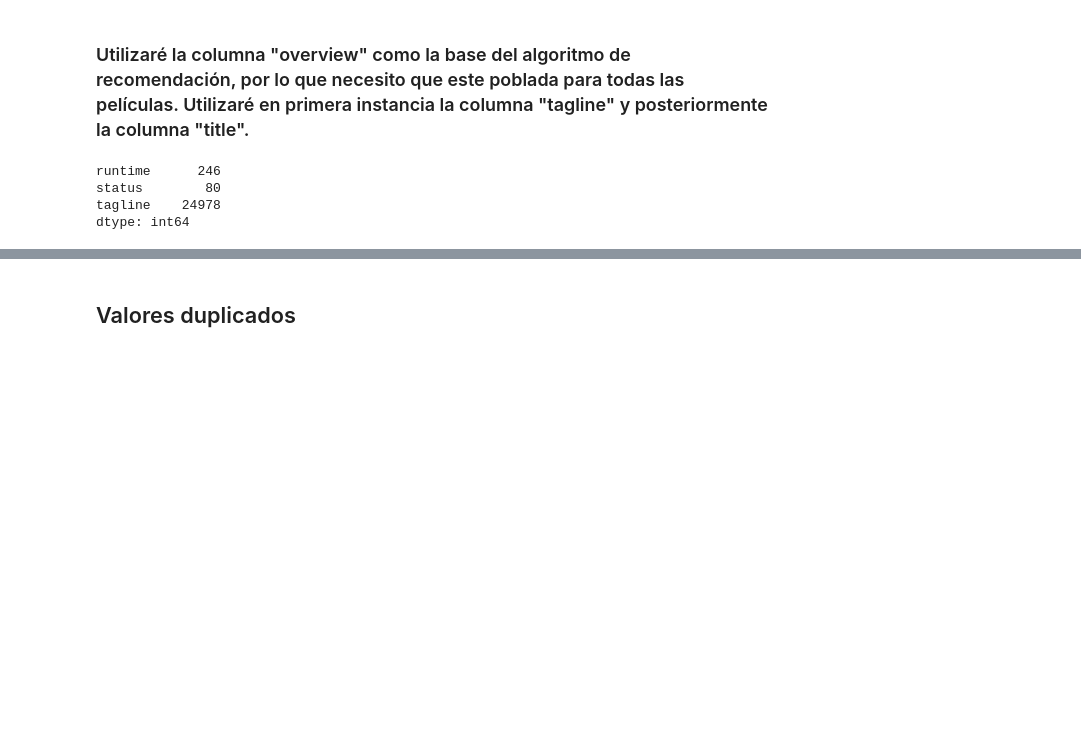
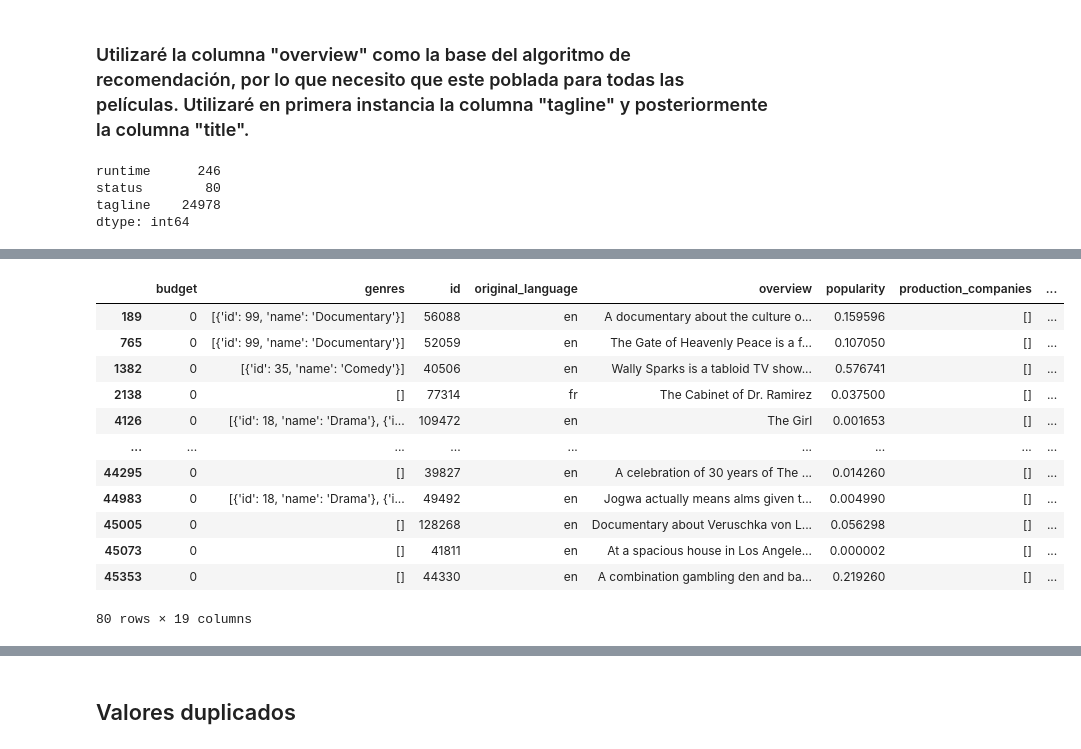
Before and after one commit to lmunozm1702/recomienda_pelis, a Jupyter notebook: eda.ipynb, the cells around one changed output, grey strips where cells are left out. Drawn from its saved outputs; the diff is of its cells as text; code cells hidden in the pictures; blank space fills up the shorter version.

```diff
--- a/eda.ipynb
+++ b/eda.ipynb
@@ -93,0 +104,16 @@ dtype: int64
+# %%
+df_movies[df_movies['status'].isnull()]
+# %% [output]
+|  | budget | genres | id | original_language | overview | popularity | production_companies | ... |
+| 189 | 0 | [{'id': 99, 'name': 'Documentary'}] | 56088 | en | A documentary about the culture o... | 0.159596 | [] | ... |
+| 765 | 0 | [{'id': 99, 'name': 'Documentary'}] | 52059 | en | The Gate of Heavenly Peace is a f... | 0.107050 | [] | ... |
+| 1382 | 0 | [{'id': 35, 'name': 'Comedy'}] | 40506 | en | Wally Sparks is a tabloid TV show... | 0.576741 | [] | ... |
+| 2138 | 0 | [] | 77314 | fr | The Cabinet of Dr. Ramirez | 0.037500 | [] | ... |
+| 4126 | 0 | [{'id': 18, 'name': 'Drama'}, {'i... | 109472 | en | The Girl | 0.001653 | [] | ... |
+| ... | ... | ... | ... | ... | ... | ... | ... | ... |
+| 44295 | 0 | [] | 39827 | en | A celebration of 30 years of The ... | 0.014260 | [] | ... |
+| 44983 | 0 | [{'id': 18, 'name': 'Drama'}, {'i... | 49492 | en | Jogwa actually means alms given t... | 0.004990 | [] | ... |
+| 45005 | 0 | [] | 128268 | en | Documentary about Veruschka von L... | 0.056298 | [] | ... |
+| 45073 | 0 | [] | 41811 | en | At a spacious house in Los Angele... | 0.000002 | [] | ... |
+| 45353 | 0 | [] | 44330 | en | A combination gambling den and ba... | 0.219260 | [] | ... |
+80 rows × 19 columns
```
Also changed, not shown: parts of 15 cells of this notebook, 2 other files.
